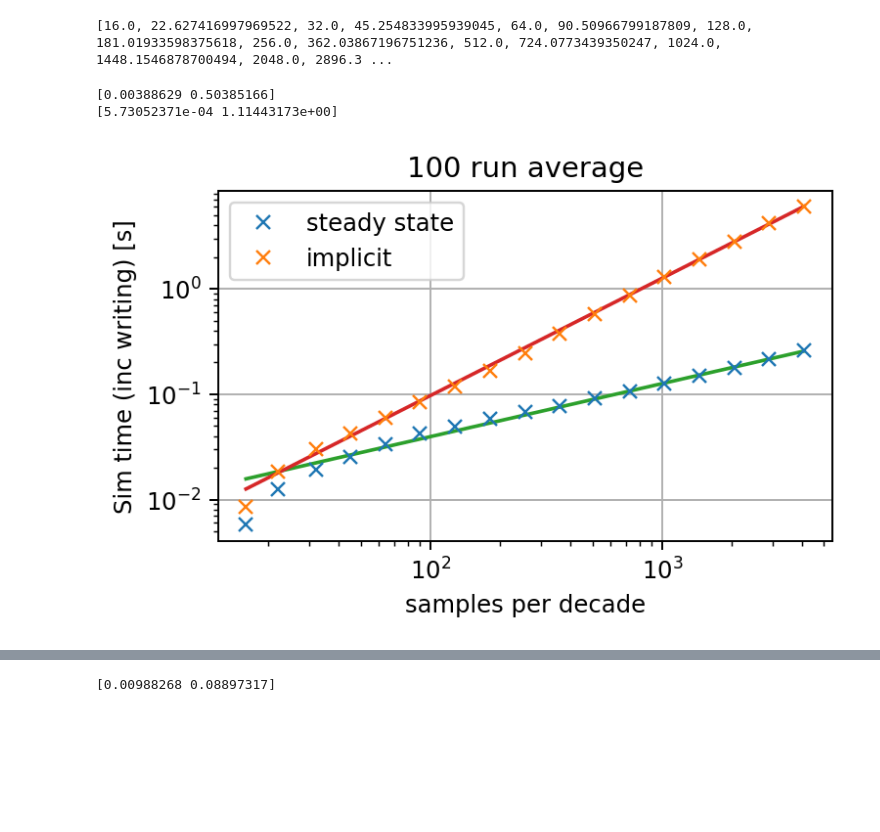
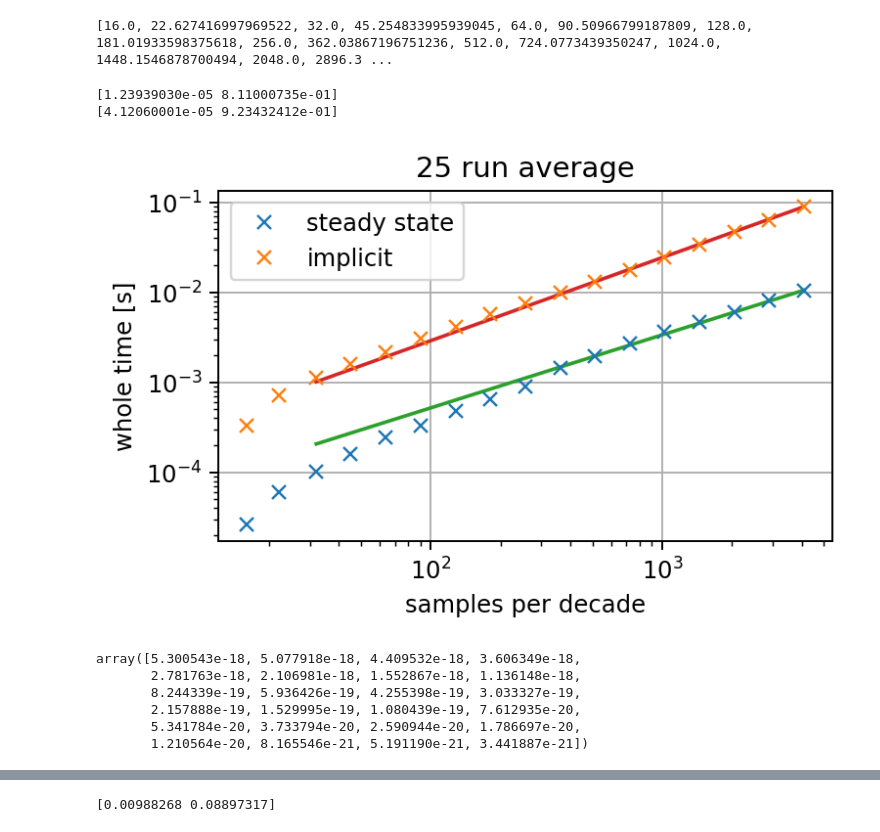
Before and after one commit to me623/Mphys_modelling, a Jupyter notebook: python_notebooks/plotting_new_file_structure.ipynb, the cells around one changed output, grey strips where cells are left out. Saved outputs shown, nothing was run; the diff lists cells and outputs as text; code cells hidden in the pictures; blank space fills up the shorter version.

```diff
--- a/python_notebooks/plotting_new_file_structure.ipynb
+++ b/python_notebooks/plotting_new_file_structure.ipynb
@@ -608,25 +692,22 @@ y2=np.array(y2[:])
 # %%
-
-
 plt.figure(figsize=[4.5,3])
-plt.plot(x, y, "x", label="steady state", zorder=3)
-plt.plot(x2, y2, "x",label = "implicit", zorder=3)
-x_fit = np.linspace(min(x2), max(x2), 1000)
-fit_and_plot(x, y, "power_law", True)
-fit_and_plot(x2, y2, "power_law", True)
+plt.plot(steady_state_spd, steady_state_time, "x", label="steady state", zorder=3)
+plt.plot(implicit_spd, implicit_time, "x",label = "implicit", zorder=3)
+fit_and_plot(steady_state_spd[2:], steady_state_time[2:], "power_law", True)
+fit_and_plot(implicit_spd[2:], implicit_time[2:], "power_law", True)
 plt.ylabel(f"whole time [s]")
-if column == "stepping_t":
+if column == "whole_t":
     plt.ylabel(f"Sim time (inc writing) [s]")
 plt.yscale("log")
 plt.xscale("log")
-plt.title("100 run average")
+plt.title(f"{tests} run average")
 plt.xlabel("samples per decade")
 plt.legend()
 plt.tight_layout()
 plt.grid()
 plt.ylim(0,)
 plt.show()
 # %% [output]
-[0.00388629 0.50385166]
-[5.73052371e-04 1.11443173e+00]
+[1.23939030e-05 8.11000735e-01]
+[4.12060001e-05 9.23432412e-01]
-[figure, old version]
+[figure, new version]
@@ -632,0 +733,9 @@ plt.show()
+# %%
+steady_state_err
+# %% [output]
+array([5.300543e-18, 5.077918e-18, 4.409532e-18, 3.606349e-18,
+       2.781763e-18, 2.106981e-18, 1.552867e-18, 1.136148e-18,
+       8.244339e-19, 5.936426e-19, 4.255398e-19, 3.033327e-19,
+       2.157888e-19, 1.529995e-19, 1.080439e-19, 7.612935e-20,
+       5.341784e-20, 3.733794e-20, 2.590944e-20, 1.786697e-20,
+       1.210564e-20, 8.165546e-21, 5.191190e-21, 3.441887e-21])
```
Also changed, not shown: parts of 16 cells of this notebook, 5 other files.
